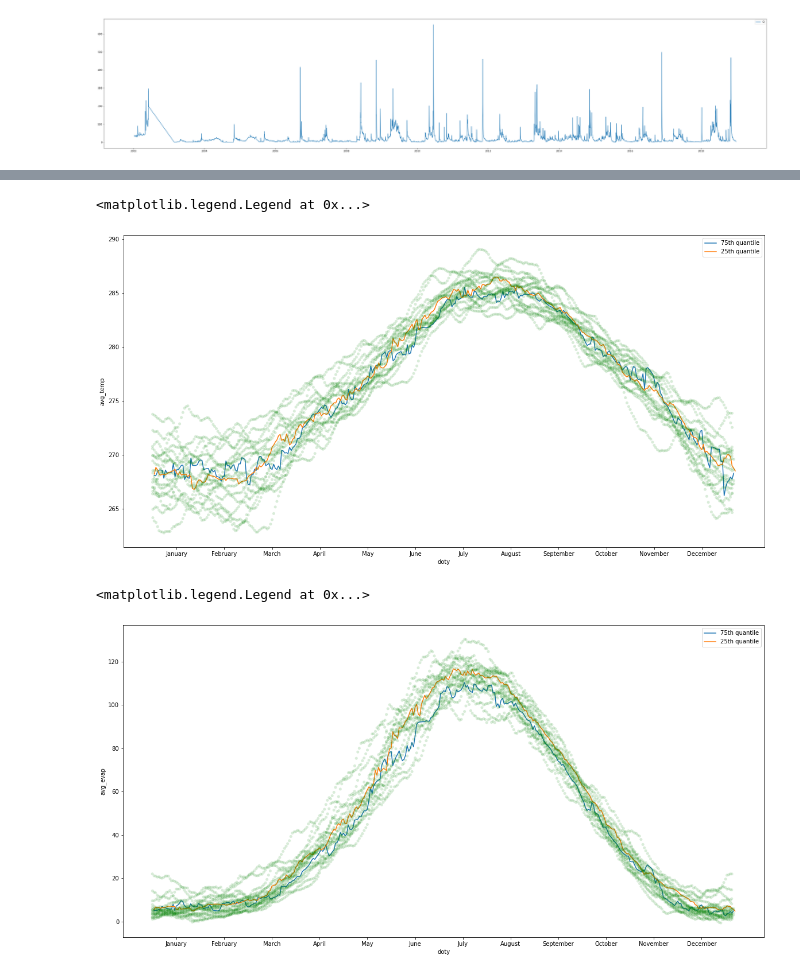
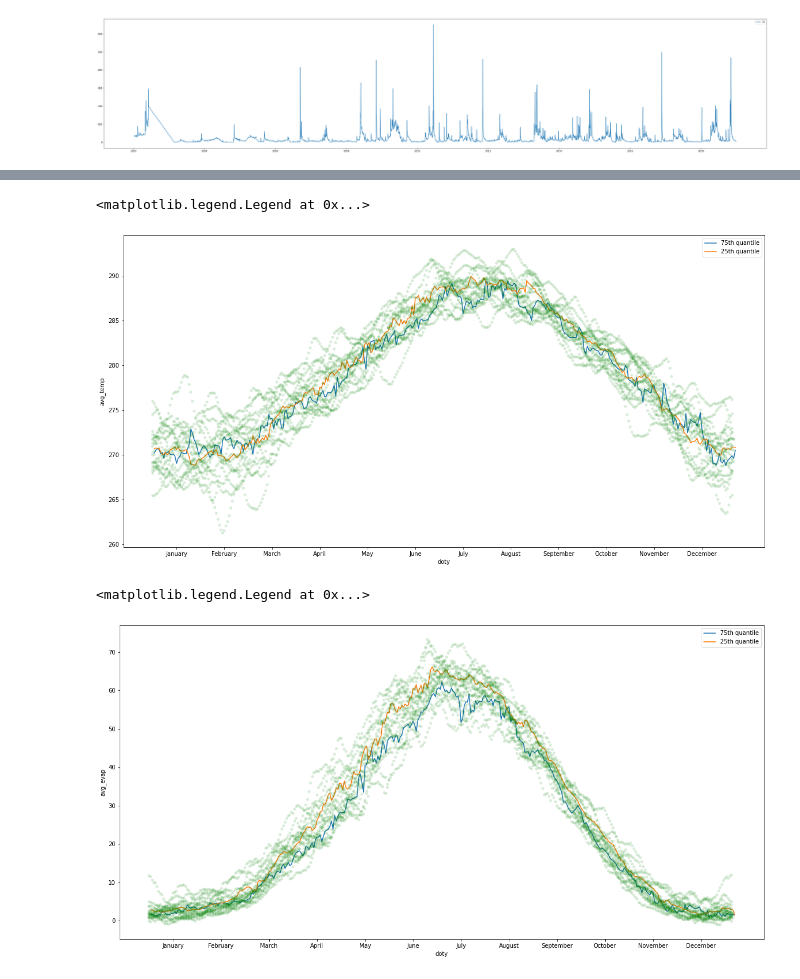
Before and after one commit to mmazzolini/Runoff_prediction, a Jupyter notebook: Analysis_meteo_climatology.ipynb, the cells around one changed output, grey strips where cells are left out. Saved outputs shown, nothing was run; the diff lists cells and outputs as text; code cells hidden in the pictures.

Commit message:
t_unit module implementation
t_unit can now be decided by the user

```diff
--- a/Analysis_meteo_climatology.ipynb
+++ b/Analysis_meteo_climatology.ipynb
@@ -92,47 +91,50 @@ sns.lineplot(data=prec_mean.mean(axis=1),palette=['red'])
 # %%
 
-temp_q75=pd.DataFrame(data=None, columns=temp_30.columns)
-evap_q75=pd.DataFrame(data=None, columns=evap_30.columns)
+temp_q75=pd.DataFrame(data=None, columns=temp_t_unit.columns)
+evap_q75=pd.DataFrame(data=None, columns=evap_t_unit.columns)
 
-temp_q25=pd.DataFrame(data=None, columns=temp_30.columns)
-evap_q25=pd.DataFrame(data=None, columns=evap_30.columns)
+temp_q25=pd.DataFrame(data=None, columns=temp_t_unit.columns)
+evap_q25=pd.DataFrame(data=None, columns=evap_t_unit.columns)
 
 #get the range as 2/3 of the mean difference between the quantile and the mean precipitation over the year.
-radius=3/4
-range75= radius*(prec_q75.mean().mean()-prec_30).mean().mean()
-range25= radius*(-prec_q25.mean().mean()+prec_30).mean().mean()
+radius=0.9
+
+
+
+range75= radius*(prec_q75.mean().mean()-prec_t_unit).mean().mean()
+range25= radius*(-prec_q25.mean().mean()+prec_t_unit).mean().mean()
 
 for i in range(1,367):
 
     #get dates where the dayofyear is ==1 for the 3 variables
-    day_i=(prec_30.index.day_of_year==i)
-    prec_30_i=prec_30[day_i]
-    temp_30_i=temp_30[day_i]
-    evap_30_i=evap_30[day_i]
+    day_i=(prec_t_unit.index.day_of_year==i)
+    prec_t_unit_i=prec_t_unit[day_i]
+    temp_t_unit_i=temp_t_unit[day_i]
+    evap_t_unit_i=evap_t_unit[day_i]
 
     #compute the mean and interesting quantiles for the precipitation
-    prec_30_i_mean=prec_30_i.drop(columns=prec_30.columns[-4:]).mean(axis=1)
+    prec_t_unit_i_mean=prec_t_unit_i.drop(columns=prec_t_unit.columns[-4:]).mean(axis=1)
     prec_q75_i=prec_q75[prec_q75.index==i].mean(axis=1)
     prec_q25_i=prec_q25[prec_q25.index==i].mean(axis=1)
 
     #select the situations where the precipitation is similar (closer than a range) to the quantile
-    situations75=(np.abs(np.array(prec_30_i_mean)-np.array(prec_q75_i))<range75)
-    situations25=(np.abs(np.array(prec_30_i_mean)-np.array(prec_q25_i))<range25)
+    situations75=(np.abs(np.array(prec_t_unit_i_mean)-np.array(prec_q75_i))<range75)
+    situations25=(np.abs(np.array(prec_t_unit_i_mean)-np.array(prec_q25_i))<range25)
 
     #average the variables values happened int the selected situations and append it
-    s=temp_30_i[situations75].mean()
+    s=temp_t_unit_i[situations75].mean()
     s.name=i
     temp_q75=temp_q75.append(s)
 
-    s=evap_30_i[situations75].mean()
+    s=evap_t_unit_i[situations75].mean()
     s.name=i
     evap_q75=evap_q75.append(s)
 
-    s=temp_30_i[situations25].mean()
+    s=temp_t_unit_i[situations25].mean()
     s.name=i
     temp_q25=temp_q25.append(s)
 
-    s=evap_30_i[situations25].mean()
+    s=evap_t_unit_i[situations25].mean()
     s.name=i
     evap_q25=evap_q25.append(s)
 
@@ -158,7 +180,7 @@ sns.lineplot(data=prec_mean.mean(axis=1),palette=['blue'],linewidth=5)
 # %%
-temp_plot=temp_30.copy(deep=True)
-temp_plot['avg_temp']=temp_30.mean(axis=1)
-temp_plot['doty']=temp_30.index.day_of_year
+temp_plot=temp_t_unit.copy(deep=True)
+temp_plot['avg_temp']=temp_t_unit.mean(axis=1)
+temp_plot['doty']=temp_t_unit.index.day_of_year
 
 temp_q75_p=pd.DataFrame(data=None)
 temp_q75_p['avg_temp']=temp_q75.mean(axis=1)
@@ -182,32 +204,32 @@ sns.lineplot(y='avg_temp',x='doty',sizes=(3),data=temp_q25_p,label='25th quantil
 plt.legend()
 # %% [output]
 <matplotlib.legend.Legend at 0x...>
-[figure, old version]
+[figure, new version]
 # %%
-evap_plot=evap_30.copy(deep=True)
-evap_plot['avg_evap']=evap_30.mean(axis=1)
-evap_plot['doty']=evap_30.index.day_of_year
+evap_plot=evap_t_unit.copy(deep=True)
+evap_plot['avg_evap']=evap_t_unit.mean(axis=1)
+evap_plot['doty']=evap_t_unit.index.day_of_year
 
 evap_q75_p=pd.DataFrame(data=None)
 evap_q75_p['avg_evap']=evap_q75.mean(axis=1)
 evap_q75_p['doty']=evap_q75.index
 
 evap_q25_p=pd.DataFrame(data=None)
 evap_q25_p['avg_evap']=evap_q25.mean(axis=1)
 evap_q25_p['doty']=evap_q25.index
 
 
 plt.figure(figsize=(20,10))
 g=sns.stripplot(y='avg_evap',x='doty',data=evap_plot,dodge=True,alpha=0.15,jitter=True,color='green')#,hue='y')
 
 g.set_xticks((range(15,360,30)))
 g.set_xticklabels(prec_plot.index.month_name().unique())
 
 sns.lineplot(y='avg_evap',x='doty',data=evap_q75_p,label='75th quantile')
 sns.lineplot(y='avg_evap',x='doty',data=evap_q25_p,label='25th quantile')
 
 plt.legend()
 # %% [output]
 <matplotlib.legend.Legend at 0x...>
-[figure, old version]
+[figure, new version]
 # %%
```
Also changed, not shown: parts of 8 cells of this notebook, 7 other files.
